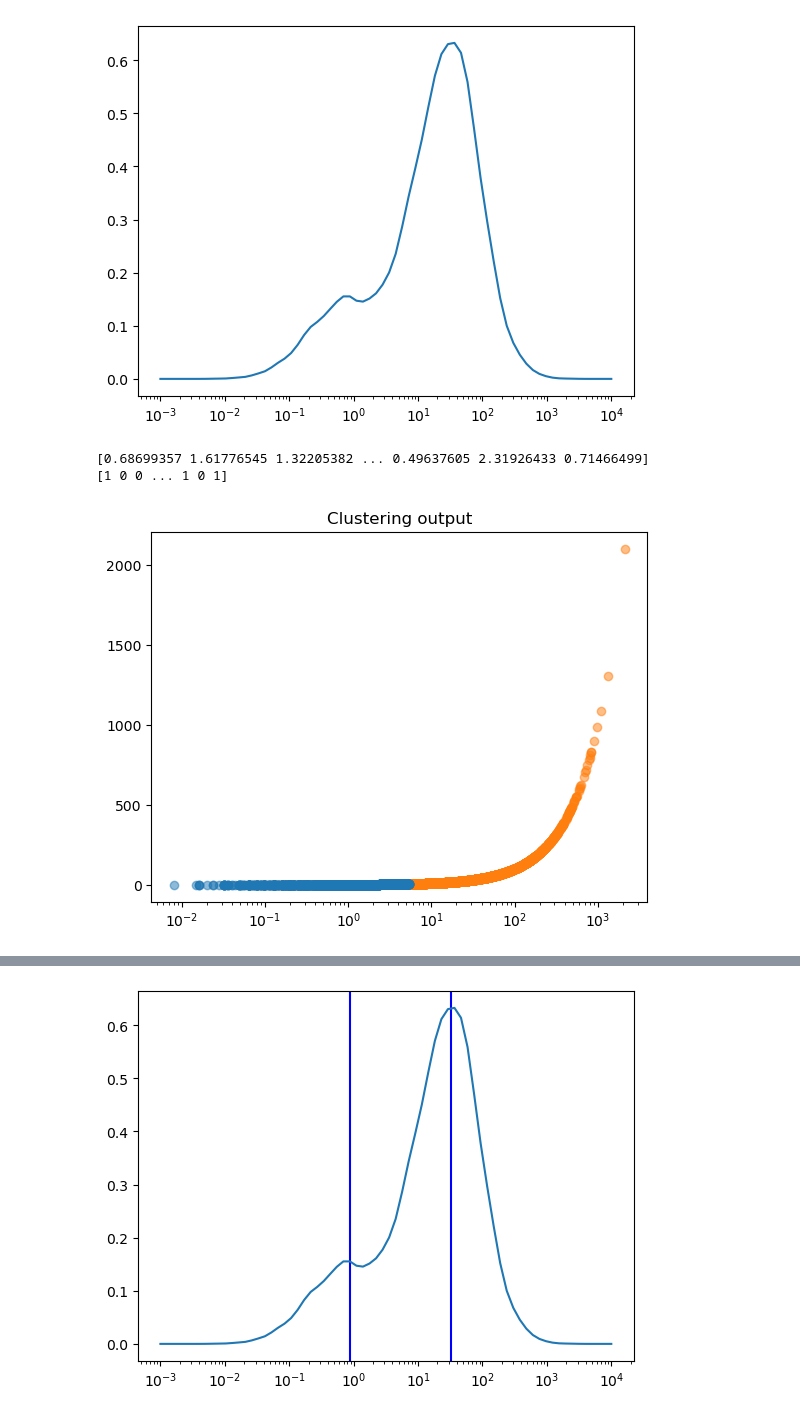
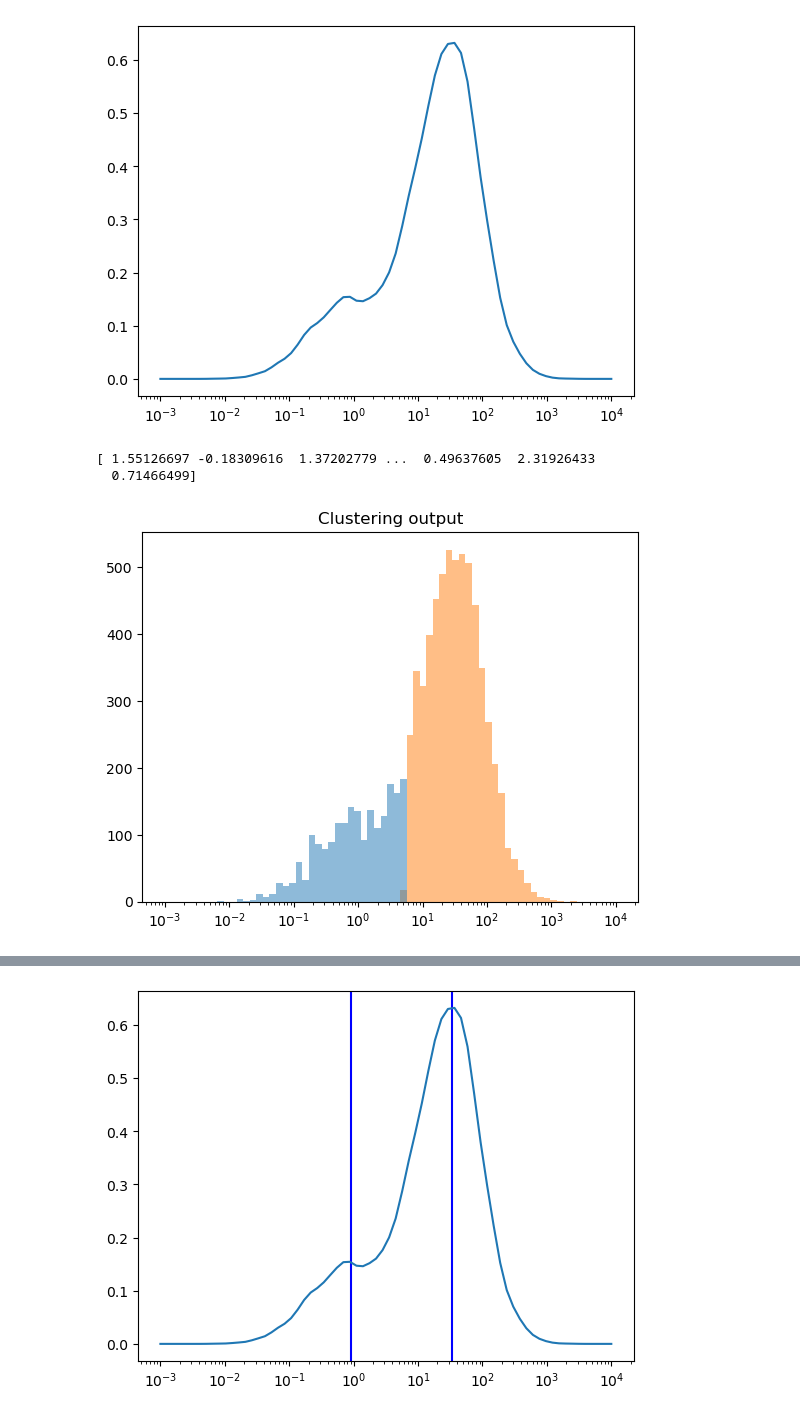
Before and after one commit to Diego-Albano/astrostatistics_bicocca_2025, a Jupyter notebook: working/W14.ipynb, the cells around one changed output, grey strips where cells are left out. Cells and saved outputs as stored; diff of their text form; code cells hidden in the pictures.

```diff
--- a/working/W14.ipynb
+++ b/working/W14.ipynb
@@ -94,30 +94,31 @@ plt.xscale("log")
 # %%
 from sklearn.cluster import KMeans
 from sklearn import preprocessing
 
 X = np.log10(T90)[:, np.newaxis]
 
 clf = KMeans(n_clusters=2, n_init='auto')   #Try 2 clusters to start with
 clf.fit(X)
 centers = clf.cluster_centers_              #location of the clusters
 labels = clf.predict(X)                     #labels for each of the points
 
 # plot the data color-coded by cluster id
 colors = ['C1', 'C0', 'C2']
 print(X[:,0])
-print(labels)
-for i in range(3):
-    plt.scatter(10**X[:,0][labels==i], 10**X[:,0][labels==i], color=colors[i], alpha=0.5)
+
+for i in range(len(np.unique(labels))):
+    plt.hist(10**X[:,0][labels==i], bins=xgrid, color=colors[i], alpha=0.5)
+    #plt.scatter(10**X[:,0][labels==i], 10**X[:,0][labels==i], color=colors[i], alpha=0.5)
 
 # To get some information on these try:
 # KMeans?
 # help(clf)
 plt.title('Clustering output');
 plt.xscale("log")
 # %% [output]
-[0.68699357 1.61776545 1.32205382 ... 0.49637605 2.31926433 0.71466499]
-[1 0 0 ... 1 0 1]
+[ 1.55126697 -0.18309616  1.37202779 ...  0.49637605  2.31926433
+  0.71466499]
-[figure, old version]
+[figure, new version]
 # %%
 print(centers[0])
 # %% [output]
```
Also changed, not shown: parts of 7 cells of this notebook, 7 other files.
